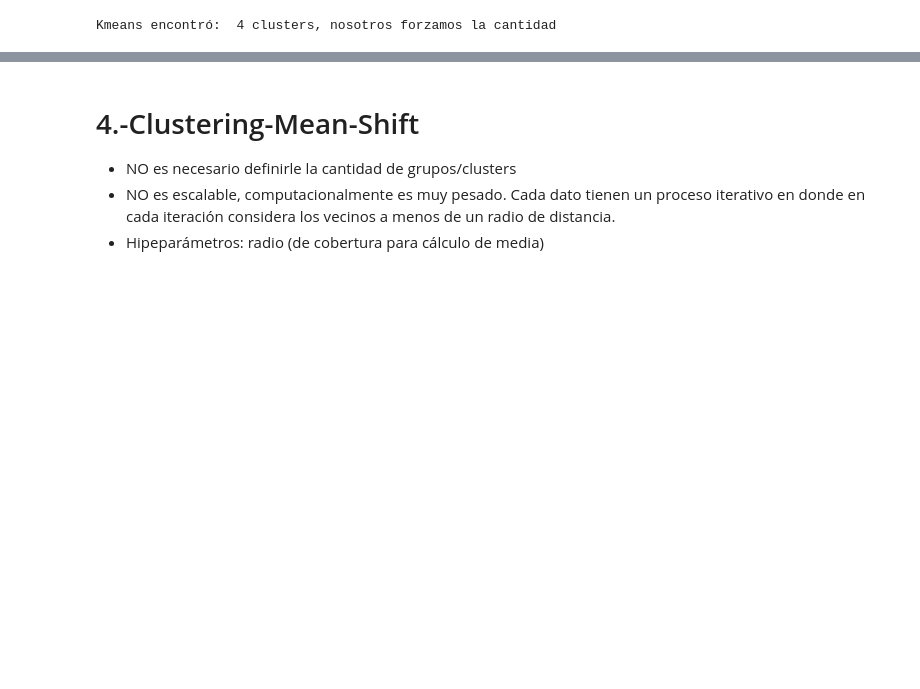
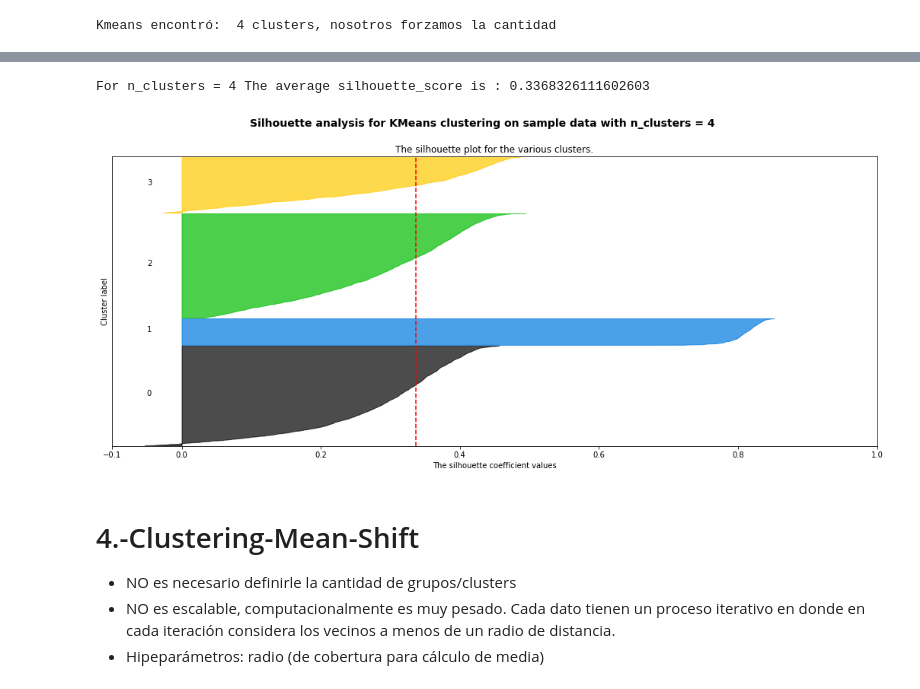
Before and after one commit to FrancoMSuarez/diplomatura-data_science-IA, a Jupyter notebook: Trabajo_Practico_5_Apr_No_Superv/ntb_clustering_2_fifa2020-Ivan.ipynb, the cells around one changed output, grey strips where cells are left out. Saved outputs shown, nothing was run; the diff lists cells and outputs as text; code cells hidden in the pictures; blank space fills up the shorter version.

```diff
--- a/Trabajo_Practico_5_Apr_No_Superv/ntb_clustering_2_fifa2020-Ivan.ipynb
+++ b/Trabajo_Practico_5_Apr_No_Superv/ntb_clustering_2_fifa2020-Ivan.ipynb
@@ -383,3 +381,10 @@ get_colum_series_by_group(df_n, column, 3).value_counts().plot(kind='barh',ax=ax
+# %%
+title = "Silhouette analysis for KMeans clustering on sample data with n_clusters = %d" % n_cluster_kmean
+
+print_Silohuette(n_cluster_kmean, km.labels_, df_skills, title)
+# %% [output]
+For n_clusters = 4 The average silhouette_score is : 0.3368326111602603
+[figure, added]
 # %% [markdown]
 # 4.-Clustering-Mean-Shift
 
```
Also changed, not shown: parts of 37 cells of this notebook.
